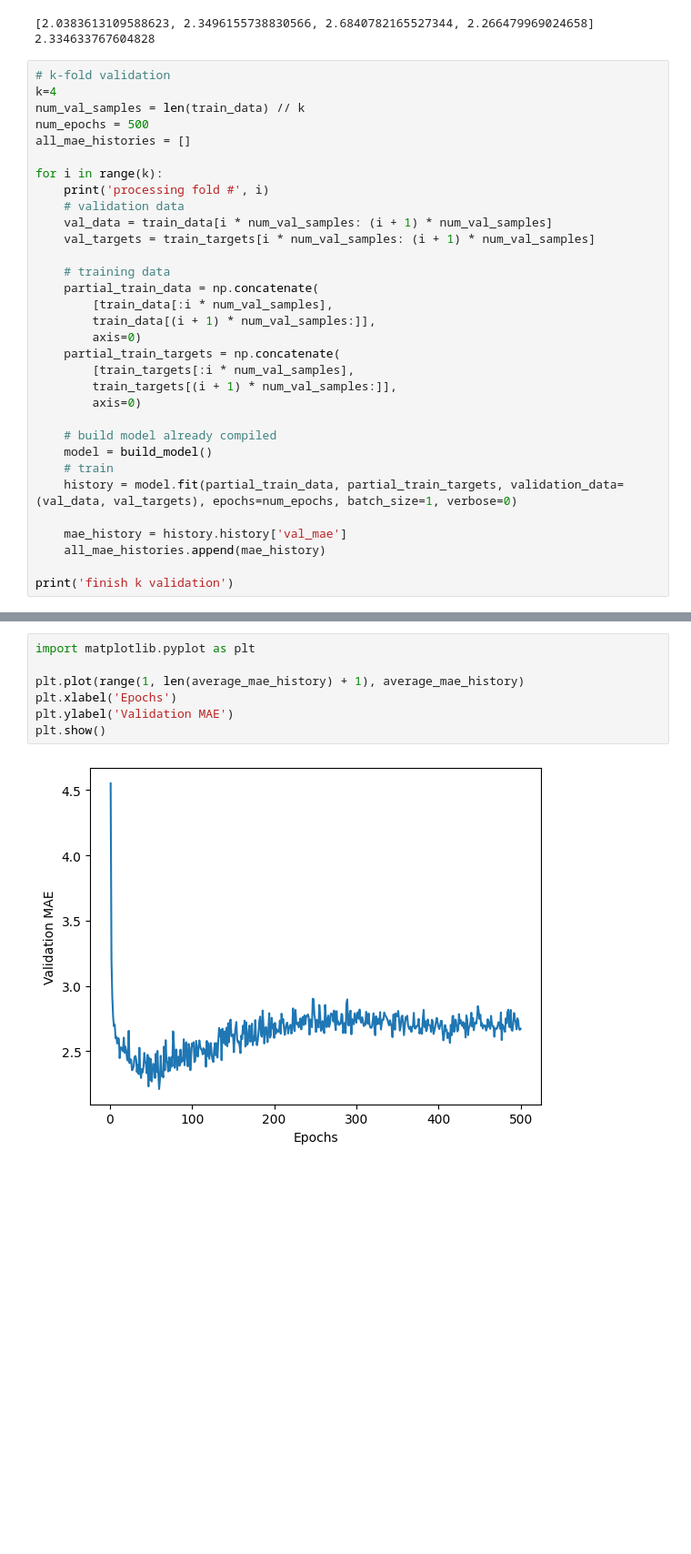
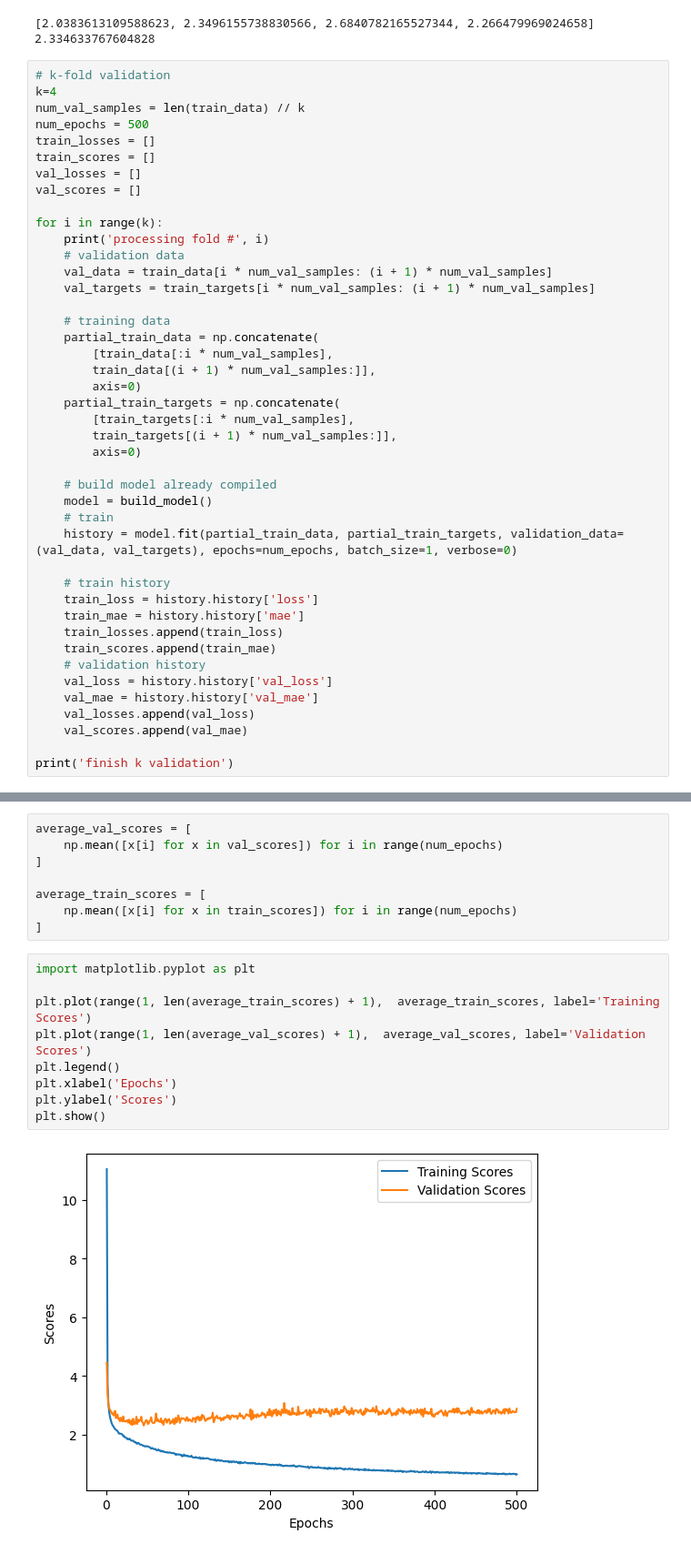
Before and after one commit to juancolamendy/ml-tutorials, a Jupyter notebook: keras/regression_house_prices.ipynb, the cells around one changed output, grey strips where cells are left out. Shown at 91% size. Saved outputs shown, nothing was run; the diff lists cells and outputs as text; blank space fills up the shorter version.

```diff
--- a/keras/regression_house_prices.ipynb
+++ b/keras/regression_house_prices.ipynb
@@ -155,7 +152,10 @@ print(np.mean(all_scores))
 k=4
 num_val_samples = len(train_data) // k
 num_epochs = 500
-all_mae_histories = []
+train_losses = []
+train_scores = []
+val_losses = []
+val_scores = []
 
 for i in range(k):
     print('processing fold #', i)
@@ -178,8 +178,16 @@ for i in range(k):
     # train
     history = model.fit(partial_train_data, partial_train_targets, validation_data=(val_data, val_targets), epochs=num_epochs, batch_size=1, verbose=0)
 
-    mae_history = history.history['val_mae']
-    all_mae_histories.append(mae_history)
+    # train history
+    train_loss = history.history['loss']
+    train_mae = history.history['mae']
+    train_losses.append(train_loss)
+    train_scores.append(train_mae)
+    # validation history
+    val_loss = history.history['val_loss']
+    val_mae = history.history['val_mae']
+    val_losses.append(val_loss)
+    val_scores.append(val_mae)
 
 print('finish k validation')
 # %% [output]
@@ -194,13 +204,23 @@ print(len(average_mae_history))
 500
+# %%
+average_val_scores = [
+    np.mean([x[i] for x in val_scores]) for i in range(num_epochs)
+]
+
+average_train_scores = [
+    np.mean([x[i] for x in train_scores]) for i in range(num_epochs)
+]
 # %%
 import matplotlib.pyplot as plt
 
-plt.plot(range(1, len(average_mae_history) + 1), average_mae_history)
+plt.plot(range(1, len(average_train_scores) + 1),  average_train_scores, label='Training Scores')
+plt.plot(range(1, len(average_val_scores) + 1),  average_val_scores, label='Validation Scores')
+plt.legend()
 plt.xlabel('Epochs')
-plt.ylabel('Validation MAE')
+plt.ylabel('Scores')
 plt.show()
 # %% [output]
-[figure, old version]
+[figure, new version]
 # %%
 # It may be a little difficult to see the plot
 # Plotting validation scores, excluding the first 10 data points
```
Also changed, not shown: parts of 7 cells of this notebook.
